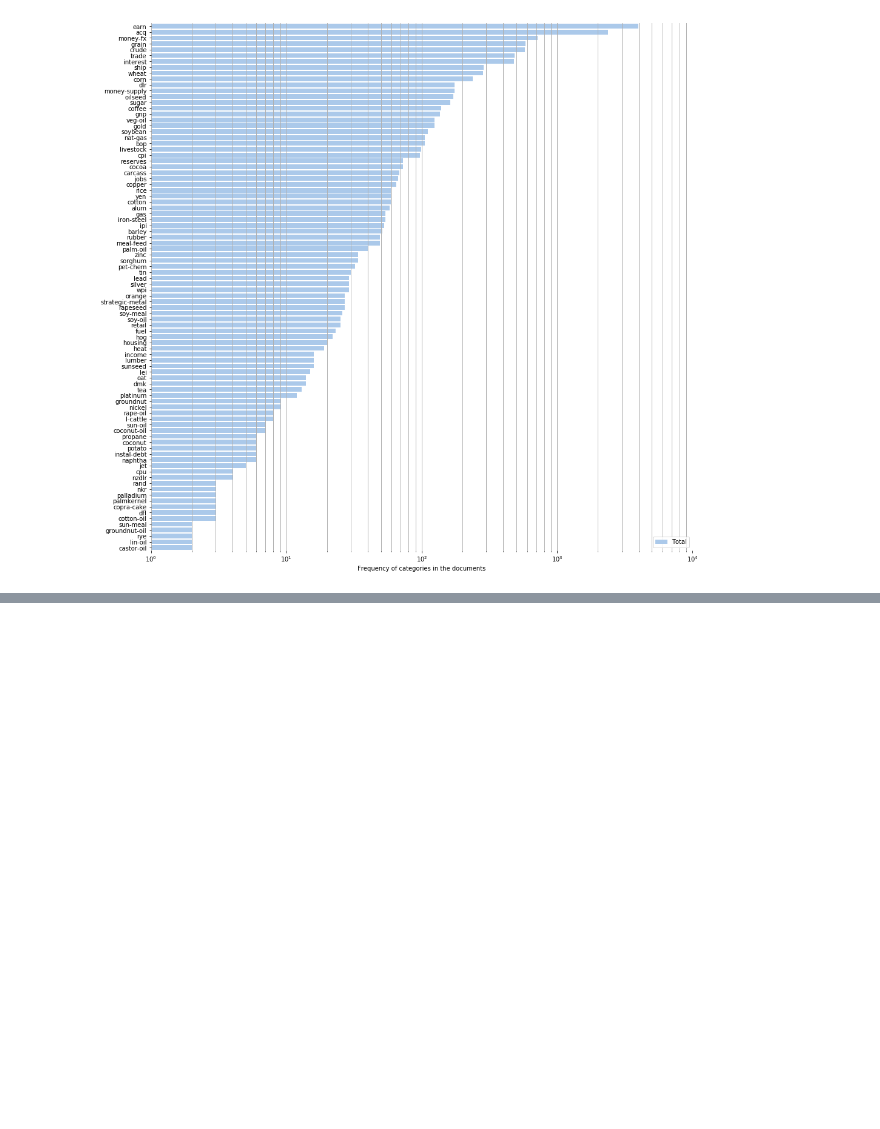
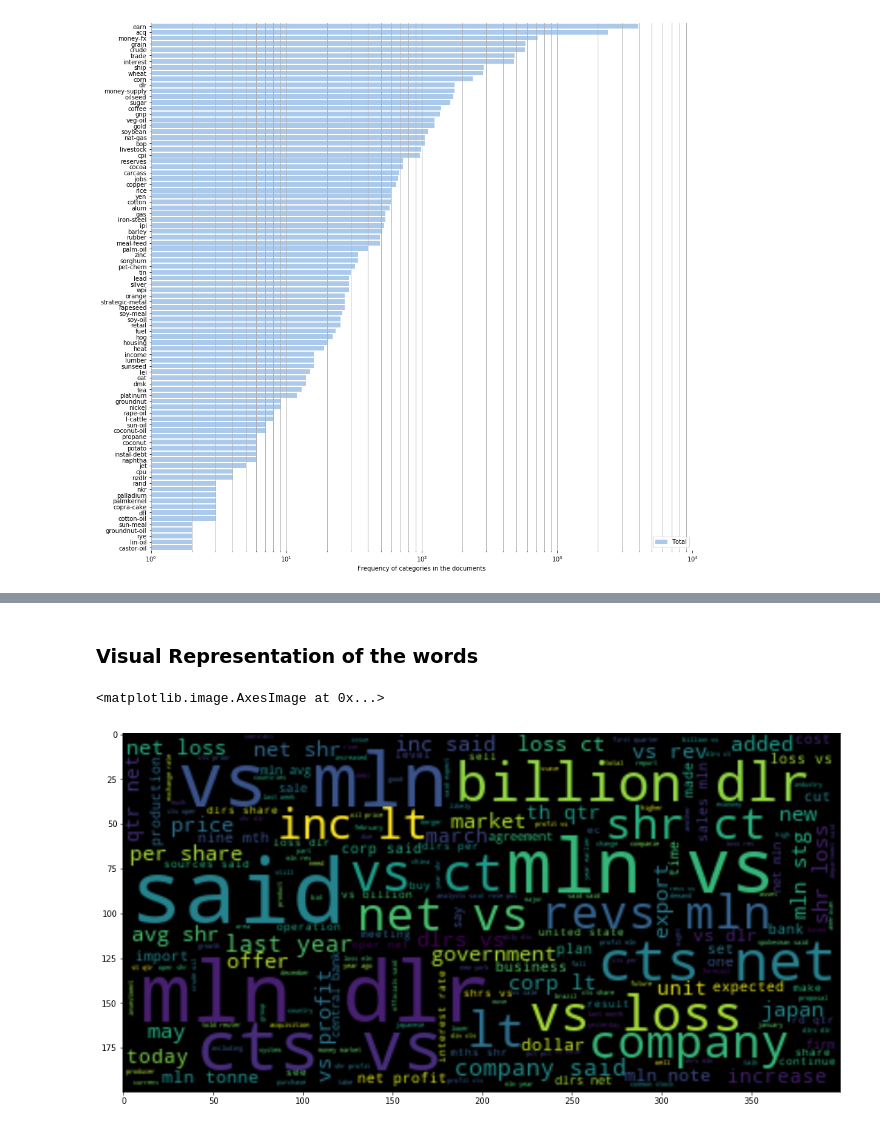
Before and after one commit to jgdelrio/tutorials, a Jupyter notebook: TextMining/10_Job_Classification.ipynb, the cells around one changed output, grey strips where cells are left out. Cells and saved outputs as stored; diff of their text form; code cells hidden in the pictures; blank space fills up the shorter version.

Commit message:
Added visual output of the words occurance Signed-off-by: jdelrioLG <jdelrio@libertyglobal.com>

```diff
--- a/TextMining/10_Job_Classification.ipynb
+++ b/TextMining/10_Job_Classification.ipynb
@@ -184,0 +228,47 @@ sns.despine(left=True, bottom=True)
+# %%
+# Remove special characters and digits
+def remove_special(text):
+    str = "`1234567890-=~@#$%^&*()_+[!{;”:\’'><.,/?”}]"
+    for w in text:
+        if w in str:
+            text = text.replace(w, ' ')
+    return text
+
+# Reduce variations for inflections and derivations
+def lemitize_words(text):
+    words = token.tokenize(text)
+    listLemma = []
+    for w in words:
+        x = lemma.lemmatize(w, 'v')
+        listLemma.append(x)
+    return text
+
+def remove_stop_words(text):
+    word_list = [x.lower().strip() for x in token.tokenize(text)]
+    removedList = [x for x in word_list if not x in stop_word_list]
+    text = ' '.join(removedList)
+    return text
+# %%
+def text_pre_process(text):
+    text = remove_accents(text)
+    text = remove_special(text)
+    text = lemitize_words(text)
+    text = remove_stop_words(text)
+    return(text)
+# %%
+df['processed_text'] = df['text'].map(lambda t: clean_text(t))
+df['processed_text'] = df['processed_text'].map(lambda t: text_pre_process(t))
+# %% [markdown]
+### Visual Representation of the words
+# %%
+all_text = ''
+for x in df['processed_text']:
+    ps = text_pre_process(x)
+    all_text = all_text + ' ' + ps
+# %%
+wc = WordCloud(background_color='black', max_font_size=50).generate(all_text)
+plt.figure(figsize=(16, 12))
+plt.imshow(wc, interpolation='bilinear')
+# %% [output]
+<matplotlib.image.AxesImage at 0x...>
+[figure, added]
```
Also changed, not shown: parts of 6 cells of this notebook.
